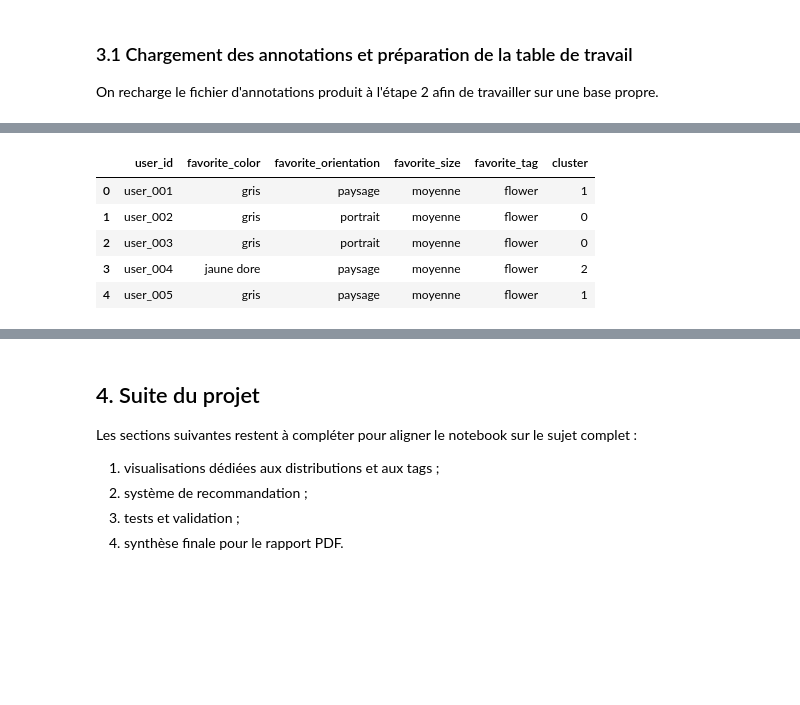
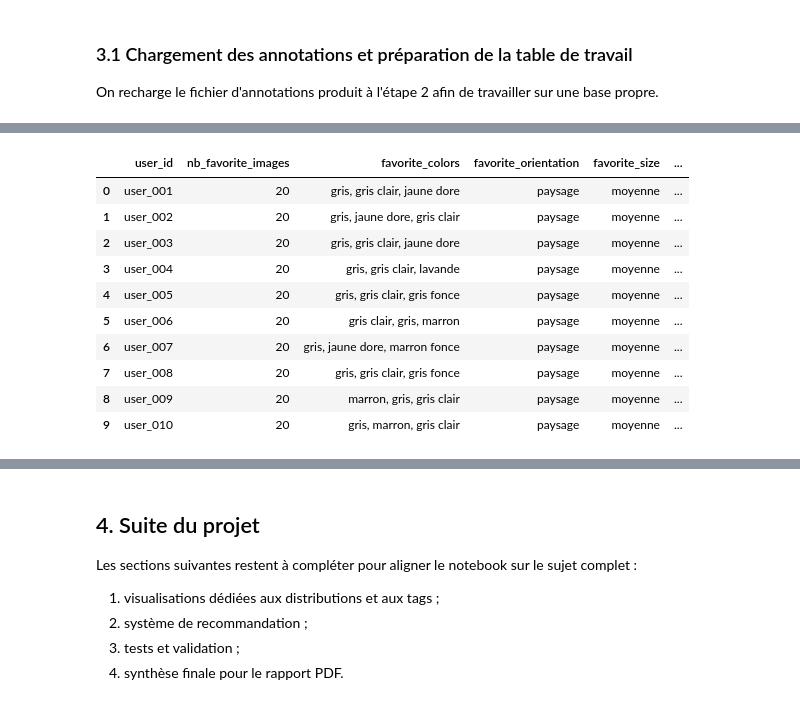
Before and after one commit to mathis-lambert/CPE_Machine-Learning, a Jupyter notebook: fr/Projet/lambert_rodrigues_bouchot.ipynb, the cells around one changed output, grey strips where cells are left out. Saved outputs shown, nothing was run; the diff lists cells and outputs as text; code cells hidden in the pictures; blank space fills up the shorter version.

```diff
--- a/fr/Projet/lambert_rodrigues_bouchot.ipynb
+++ b/fr/Projet/lambert_rodrigues_bouchot.ipynb
@@ -565,6 +566,9 @@ def build_tags(label_id):
         tags.insert(0, f"flower_class_{label_id}")
     return tags
 
+def keep_flower_names(tags):
+    return [tag for tag in tags if tag.lower() != "flower"]
+
 labels_records = {}
 
 for metadata, (_, row) in zip(metadata_records, df.iterrows()):
@@ -573,22 +577,27 @@ for metadata, (_, row) in zip(metadata_records, df.iterrows()):
     height = int(metadata["height"])
     label_id = int(metadata["label_id"])
     selected_palette = row[f"palette_{FINAL_COLOR_METHOD}"]
+    selected_frequencies = np.asarray(row[f"frequencies_{FINAL_COLOR_METHOD}"], dtype=float)
+    selected_frequencies = selected_frequencies / selected_frequencies.sum()
 
     predominant_colors = [
         [int(round(channel * 255)) for channel in color]
         for color in selected_palette
     ]
     color_names = [rgb_to_color_name(color) for color in predominant_colors]
+    predominant_colors_weight = [
+        round(float(weight), 4)
+        for weight in selected_frequencies
+    ]
 
     labels_records[filename] = {
         "color_extraction_method": METHOD_LABELS[FINAL_COLOR_METHOD],
         "predominant_colors": predominant_colors,
-        "primary_color_rgb": predominant_colors[0] if predominant_colors else None,
-        "primary_color_name": color_names[0] if color_names else None,
+        "predominant_colors_weight": predominant_colors_weight,
         "color_names": color_names,
         "orientation": classify_orientation(width, height),
         "size_category": classify_size(width, height),
-        "tags": build_tags(label_id),
+        "tags": keep_flower_names(build_tags(label_id)),
     }
 
 labels_path = DATA_DIR / "images_labels.json"
@@ -775,37 +795,64 @@ On résume maintenant les préférences globales et on applique un clustering l
 # %%
-# On réduit chaque profil à quelques attributs simples pour l'analyse globale.
+from sklearn.cluster import KMeans
+
+N_CLUSTERS = min(3, len(users_records))
+
+
+def build_user_features(user):
+    images = user["favorite_images_details"]
+    n_images = len(images)
+    features = Counter()
+
+    for image in images:
+        # Les couleurs sont pondérées par leur importance dans chaque image.
+        for color, weight in zip(image["color_names"], image["predominant_colors_weight"]):
+            features[f"color={color}"] += weight / n_images
+
+        # Orientation et taille sont des fréquences par utilisateur.
+        features[f"orientation={image['orientation']}"] += 1 / n_images
+        features[f"size={image['size_category']}"] += 1 / n_images
+
+    return dict(features)
+
+
+profile_features = pd.DataFrame(
+    [build_user_features(user) for user in users_records],
+    index=[user["user_id"] for user in users_records],
+).fillna(0)
+
+cluster_model = KMeans(n_clusters=N_CLUSTERS, random_state=RANDOM_STATE, n_init=10)
+cluster_labels = cluster_model.fit_predict(profile_features)
+
 user_profiles_df = pd.DataFrame(
     [
         {
             "user_id": user["user_id"],
-            "favorite_color": user["favorite_colors"][0] if user["favorite_colors"] else None,
+            "nb_favorite_images": len(user["favorite_images"]),
+            "favorite_colors": ", ".join(user["favorite_colors"]),
             "favorite_orientation": user["favorite_orientation"],
             "favorite_size": user["favorite_size"],
-            "favorite_tag": user["favorite_tags"][0] if user["favorite_tags"] else None,
+            "favorite_flower_names": ", ".join(user["favorite_tags"]),
+            "cluster": cluster,
         }
-        for user in users_records
+        for user, cluster in zip(users_records, cluster_labels)
     ]
 )
 
-# Encodage one-hot très simple avant un clustering KMeans sur les profils.
-profile_features = pd.get_dummies(
-    user_profiles_df[["favorite_color", "favorite_orientation", "favorite_size", "favorite_tag"]],
-    dummy_na=False,
+global_color_counts = Counter(
+    color
+    for user in users_records
+    for image in user["favorite_images_details"]
+    for color in image["color_names"]
 )
-
-n_clusters = min(3, len(user_profiles_df))
-cluster_model = KMeans(n_clusters=n_clusters, random_state=42, n_init=10)
-user_profiles_df["cluster"] = cluster_model.fit_predict(profile_features)
-
-global_color_counts = Counter(
-    color for user in users_records for color in user["favorite_colors"]
-)
-global_tag_counts = Counter(
-    tag for user in users_records for tag in user["favorite_tags"]
+global_flower_counts = Counter(
+    tag
+    for user in users_records
+    for image in user["favorite_images_details"]
+    for tag in image["tags"]
 )
 
 print("Couleurs les plus fréquentes :", global_color_counts.most_common(5))
-print("Tags les plus fréquents :", global_tag_counts.most_common(5))
+print("Fleurs les plus fréquentes :", global_flower_counts.most_common(5))
 
 print("\nRegroupement des utilisateurs :")
 for cluster_id, group in user_profiles_df.groupby("cluster"):
@@ -823,6 +870,11 @@ Regroupement des utilisateurs :
-|  | user_id | favorite_color | favorite_orientation | favorite_size | favorite_tag | cluster |
-| 0 | user_001 | gris | paysage | moyenne | flower | 1 |
-| 1 | user_002 | gris | portrait | moyenne | flower | 0 |
-| 2 | user_003 | gris | portrait | moyenne | flower | 0 |
-| 3 | user_004 | jaune dore | paysage | moyenne | flower | 2 |
-| 4 | user_005 | gris | paysage | moyenne | flower | 1 |
+|  | user_id | nb_favorite_images | favorite_colors | favorite_orientation | favorite_size | ... |
+| 0 | user_001 | 20 | gris, gris clair, jaune dore | paysage | moyenne | ... |
+| 1 | user_002 | 20 | gris, jaune dore, gris clair | paysage | moyenne | ... |
+| 2 | user_003 | 20 | gris, gris clair, jaune dore | paysage | moyenne | ... |
+| 3 | user_004 | 20 | gris, gris clair, lavande | paysage | moyenne | ... |
+| 4 | user_005 | 20 | gris, gris clair, gris fonce | paysage | moyenne | ... |
+| 5 | user_006 | 20 | gris clair, gris, marron | paysage | moyenne | ... |
+| 6 | user_007 | 20 | gris, jaune dore, marron fonce | paysage | moyenne | ... |
+| 7 | user_008 | 20 | gris, gris clair, gris fonce | paysage | moyenne | ... |
+| 8 | user_009 | 20 | marron, gris, gris clair | paysage | moyenne | ... |
+| 9 | user_010 | 20 | gris, marron, gris clair | paysage | moyenne | ... |
```
Also changed, not shown: parts of 14 cells of this notebook.
